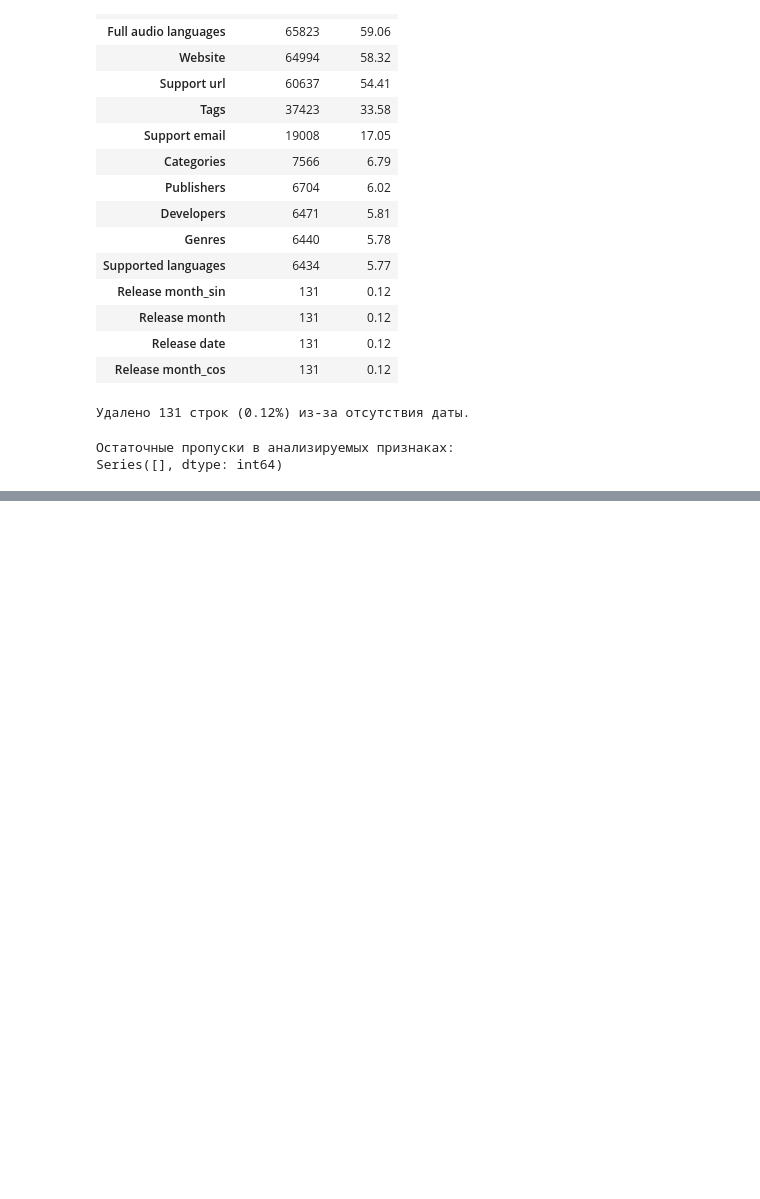
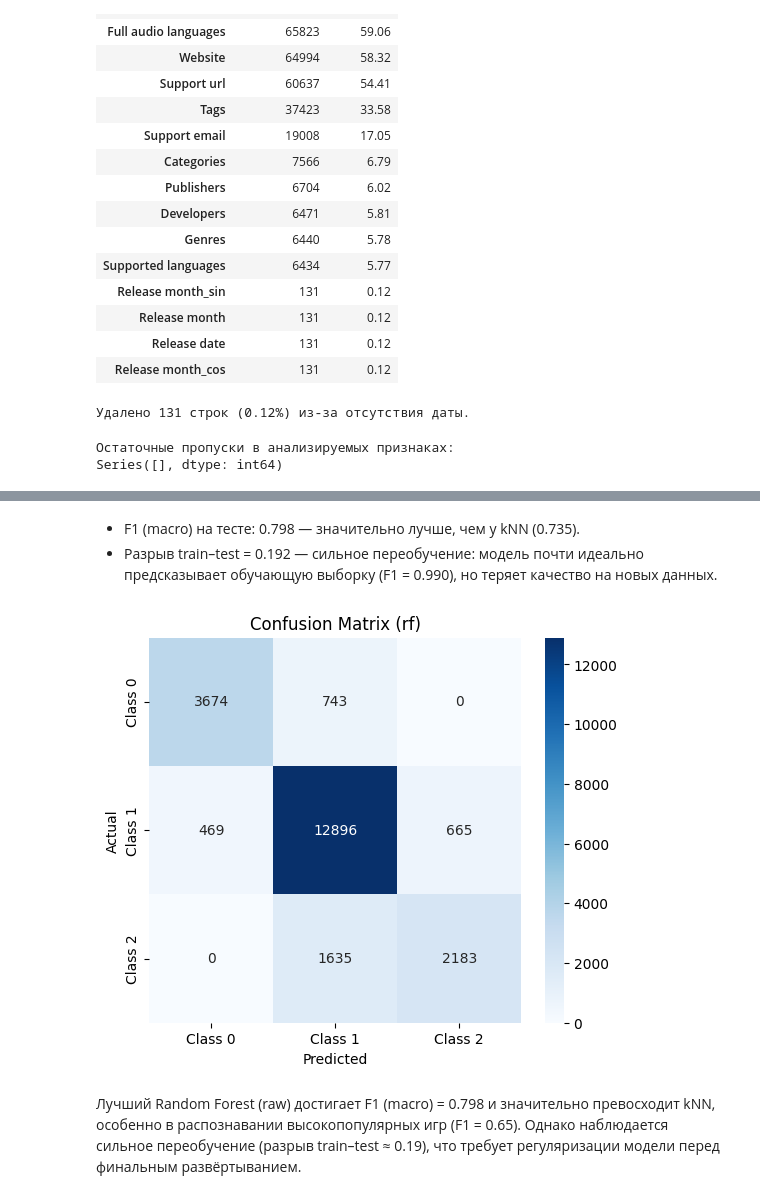
Before and after one commit to Namxobick/unn-machine-learning-2025, a Jupyter notebook: steam_games.ipynb, the cells around one changed output, grey strips where cells are left out. Saved outputs shown, nothing was run; the diff lists cells and outputs as text; code cells hidden in the pictures; blank space fills up the shorter version.

```diff
--- a/steam_games.ipynb
+++ b/steam_games.ipynb
@@ -1281,0 +1069,12 @@ Test  F1-macro: 0.6774
+# %%
+results = {}
+for name, pipe in rf_pipelines.items():
+    scores = cross_val_score(
+        pipe,
+        X_train, y_train,
+        cv=StratifiedKFold(n_splits=5, shuffle=True, random_state=42),
+        scoring='f1_macro',
+        n_jobs=-1
+    )
+    results[name] = scores.mean()
+    print(f'{name:15} → F1 (macro): {scores.mean():.3f} ± {scores.std():.3f}')
@@ -1281,0 +1101,17 @@ Test  F1-macro: 0.6774
+# %%
+best_name = max(results, key=lambda k: results[k])
+rf_best_pipe = rf_pipelines[best_name]
+
+rf_best_pipe.fit(X_train, y_train)
+
+y_train_pred = rf_best_pipe.predict(X_train)
+y_test_pred = rf_best_pipe.predict(X_test)
+
+train_f1 = f1_score(y_train, y_train_pred, average='macro')
+test_f1 = f1_score(y_test, y_test_pred, average='macro')
+
+print(f'Лучший rf_pipeline: {best_name}')
+print(f'F1 (macro) на обучающей выборке: {train_f1:.4f}')
+print(f'F1 (macro) на тестовой выборке:  {test_f1:.4f}')
+print(f'Разрыв (train - test):          {train_f1 - test_f1:.4f}')
+print(classification_report(y_test, y_test_pred))
@@ -1281,0 +1132,23 @@ Test  F1-macro: 0.6774
+# %% [markdown]
+* F1 (macro) на тесте: 0.798 — значительно лучше, чем у kNN (0.735).
+* Разрыв train–test = 0.192 — сильное переобучение: модель почти идеально предсказывает обучающую выборку (F1 = 0.990), но теряет качество на новых данных.
+# %%
+cm = confusion_matrix(y_test, y_test_pred)
+
+plt.figure(figsize=(6, 5))
+sns.heatmap(
+    cm,
+    annot=True,
+    fmt='d',
+    cmap='Blues',
+    xticklabels=['Class 0', 'Class 1', 'Class 2'],
+    yticklabels=['Class 0', 'Class 1', 'Class 2'],
+)
+plt.xlabel('Predicted')
+plt.ylabel('Actual')
+plt.title('Confusion Matrix (rf)')
+plt.show()
+# %% [output]
+[figure, added]
+# %% [markdown]
+Лучший Random Forest (raw) достигает F1 (macro) = 0.798 и значительно превосходит kNN, особенно в распознавании высокопопулярных игр (F1 = 0.65). Однако наблюдается сильное переобучение (разрыв train–test ≈ 0.19), что требует регуляризации модели перед финальным развёртыванием.
```
Also changed, not shown: parts of 73 cells of this notebook.
